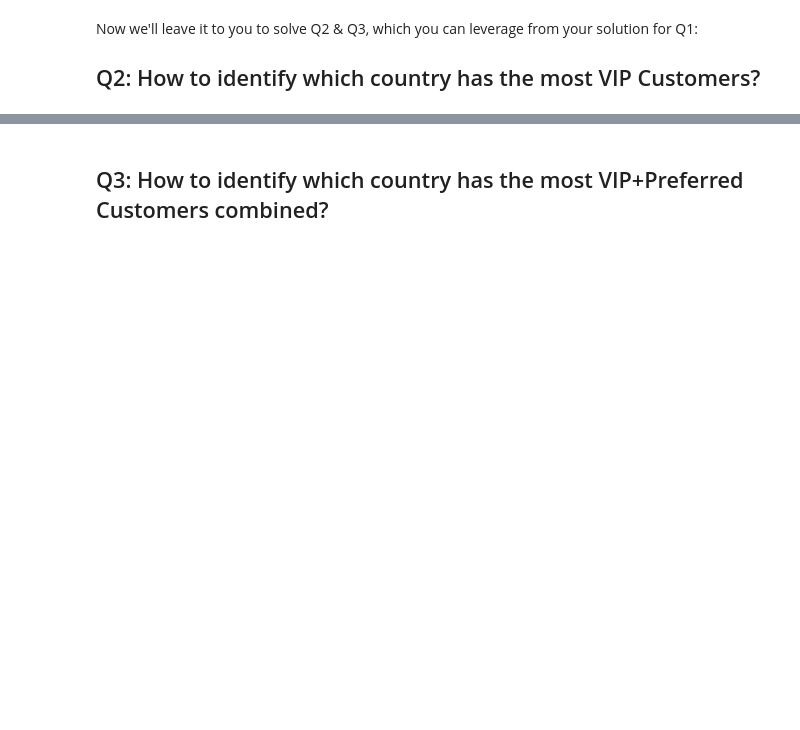
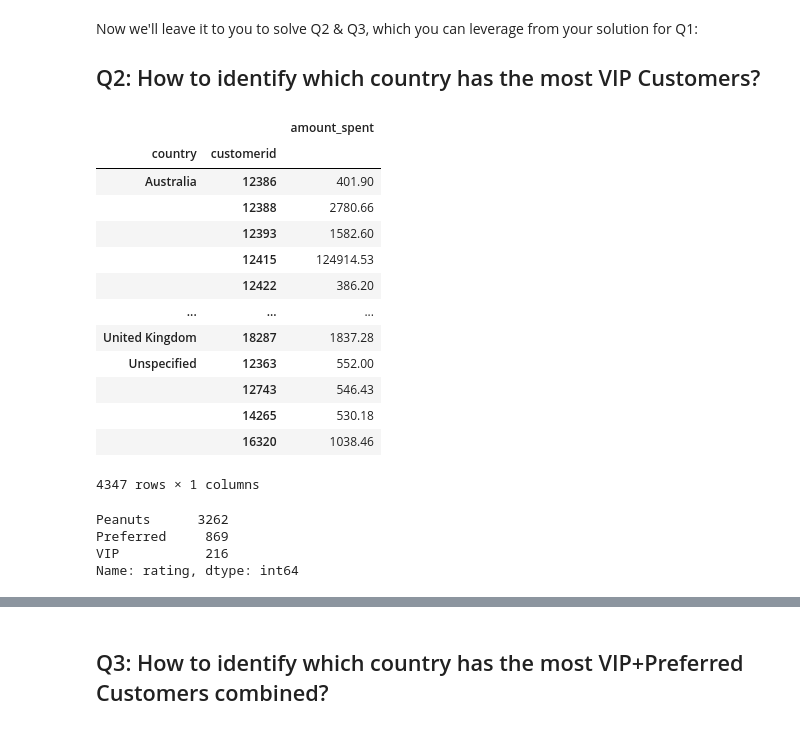
Before and after one commit to sforbrig/lab-dataframe-calculations, a Jupyter notebook: your-code/challenge-3_simon_20220412.ipynb, the cells around one changed output, grey strips where cells are left out. Saved outputs shown, nothing was run; the diff lists cells and outputs as text; code cells hidden in the pictures; blank space fills up the shorter version.

```diff
--- a/your-code/challenge-3_simon_20220412.ipynb
+++ b/your-code/challenge-3_simon_20220412.ipynb
@@ -115,3 +122,21 @@ orders_r.head()
 Now we'll leave it to you to solve Q2 & Q3, which you can leverage from your solution for Q1:
 
 ## Q2: How to identify which country has the most VIP Customers?
+# %%
+orders2 = orders.groupby(['country', 'customerid']).agg({'amount_spent':sum})
+orders2
+# %% [output]
+|  |  | amount_spent |
+| country | customerid |  |
+| Australia | 12386 | 401.90 |
+|  | 12388 | 2780.66 |
+|  | 12393 | 1582.60 |
+|  | 12415 | 124914.53 |
+|  | 12422 | 386.20 |
+| ... | ... | ... |
+| United Kingdom | 18287 | 1837.28 |
+| Unspecified | 12363 | 552.00 |
+|  | 12743 | 546.43 |
+|  | 14265 | 530.18 |
+|  | 16320 | 1038.46 |
+4347 rows × 1 columns
@@ -117,0 +145,7 @@ Now we'll leave it to you to solve Q2 & Q3, which you can leverage from your sol
+# %%
+orders2['rating'].value_counts()
+# %% [output]
+Peanuts      3262
+Preferred     869
+VIP           216
+Name: rating, dtype: int64
```
Also changed, not shown: parts of 9 cells of this notebook.
